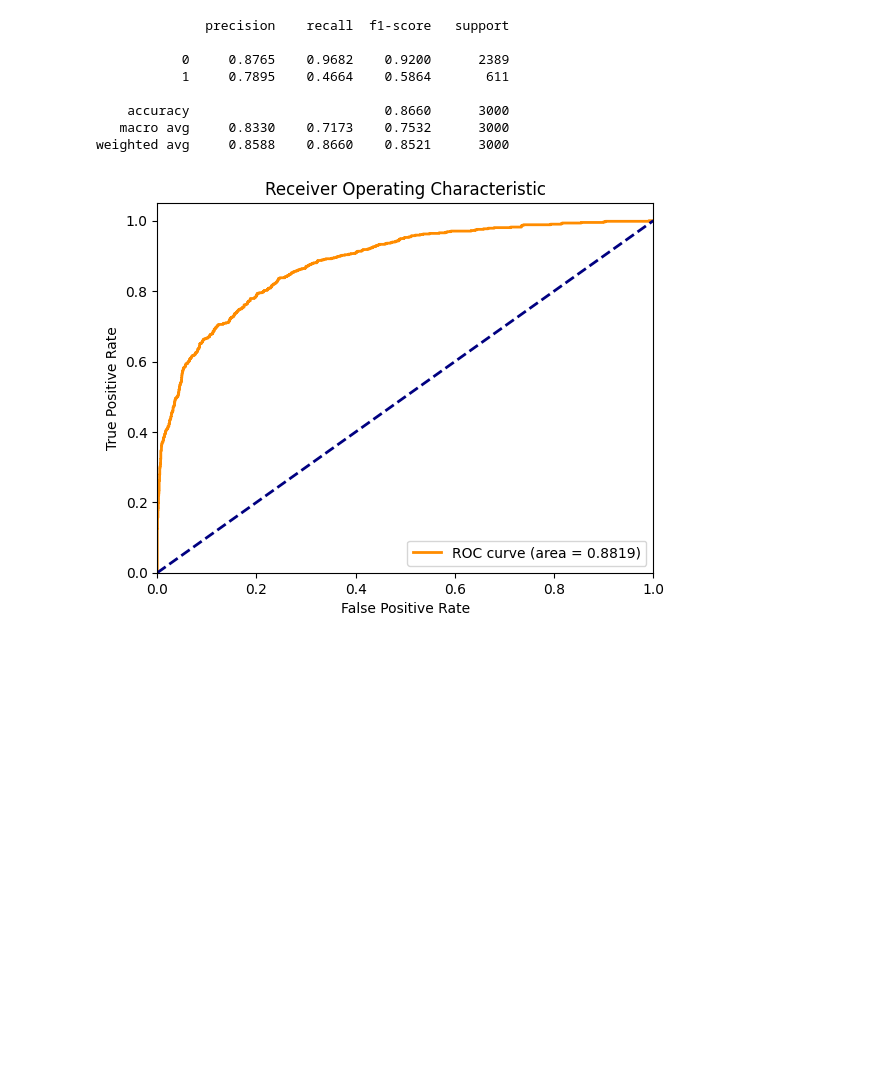
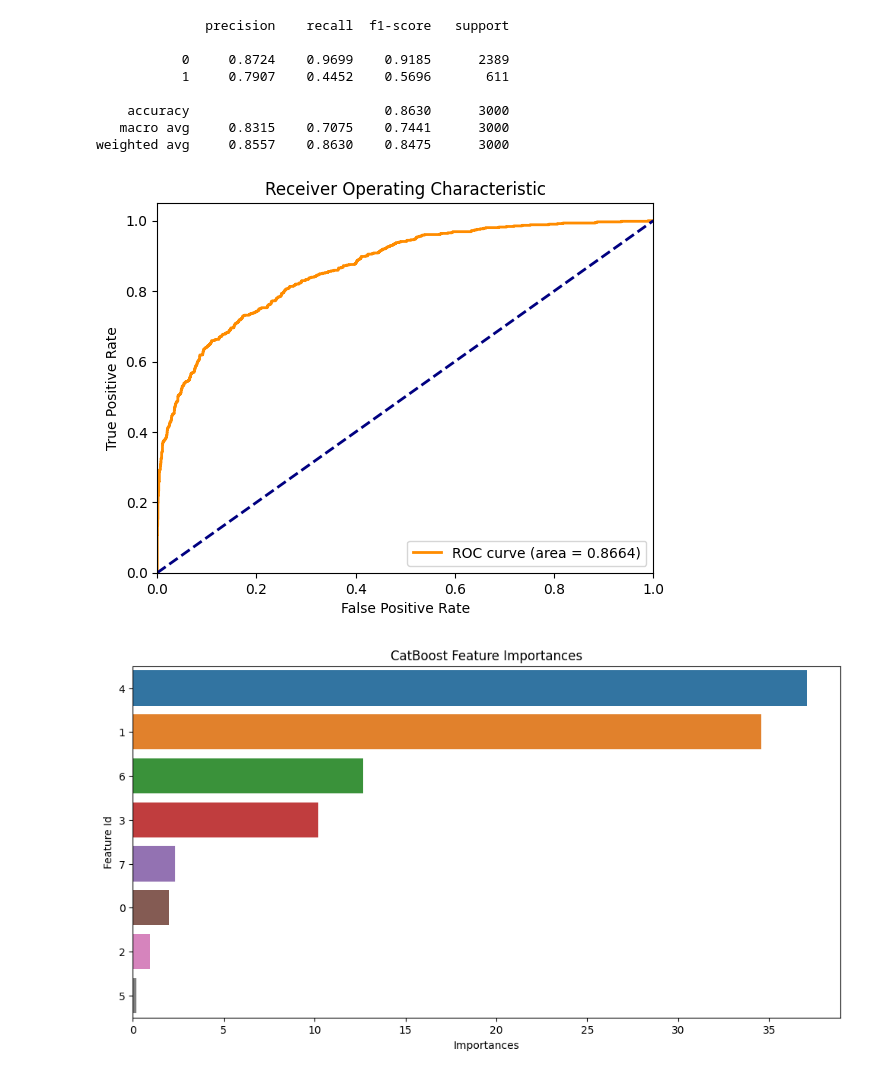
Before and after one commit to SKNETWORKS-FAMILY-AICAMP/SKN09-2nd-4Team, a Jupyter notebook: jy/jy_ml_cat.ipynb, the cells around one changed output. Drawn from its saved outputs; the diff is of its cells as text; code cells hidden in the pictures; blank space fills up the shorter version.

```diff
--- a/jy/jy_ml_cat.ipynb
+++ b/jy/jy_ml_cat.ipynb
@@ -146,7 +120,7 @@ best_params = {'depth': 4, 'iterations': 100, 'learning_rate': 0.1}
 
 cat = CatBoostClassifier(random_state=42, **best_params)
 
-cat.fit(X_train, y_train, cat_features=cat_features, verbose=0)
+cat.fit(X_train, y_train, verbose=0)
 
 y_pred = cat.predict(X_test)
 
@@ -156,13 +130,23 @@ auc_plot(cat, X_test, y_test)
 # %% [output]
               precision    recall  f1-score   support
 
-           0     0.8765    0.9682    0.9200      2389
-           1     0.7895    0.4664    0.5864       611
+           0     0.8724    0.9699    0.9185      2389
+           1     0.7907    0.4452    0.5696       611
 
-    accuracy                         0.8660      3000
-   macro avg     0.8330    0.7173    0.7532      3000
-weighted avg     0.8588    0.8660    0.8521      3000
+    accuracy                         0.8630      3000
+   macro avg     0.8315    0.7075    0.7441      3000
+weighted avg     0.8557    0.8630    0.8475      3000
-[figure, old version]
+[figure, new version]
+# %%
+# 피처 중요도 시각화
+feature_importance = cat.get_feature_importance(prettified=True)
+
+plt.figure(figsize=(12, 6))
+sns.barplot(x='Importances', y='Feature Id', data=feature_importance, hue='Feature Id', dodge=False)
+plt.title('CatBoost Feature Importances')
+plt.show()
+# %% [output]
+[figure, added]
 # %%
 # 가중치 조정
 # CatBoost 모델 생성
```
Also changed, not shown: parts of 7 cells of this notebook, 8 other files.
